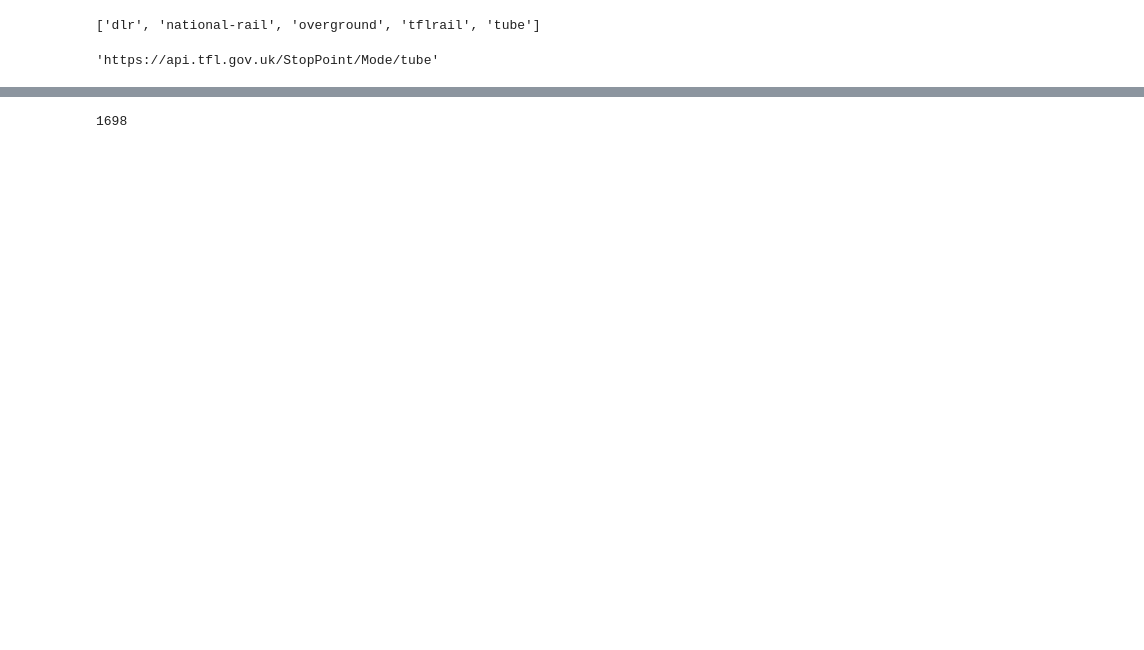
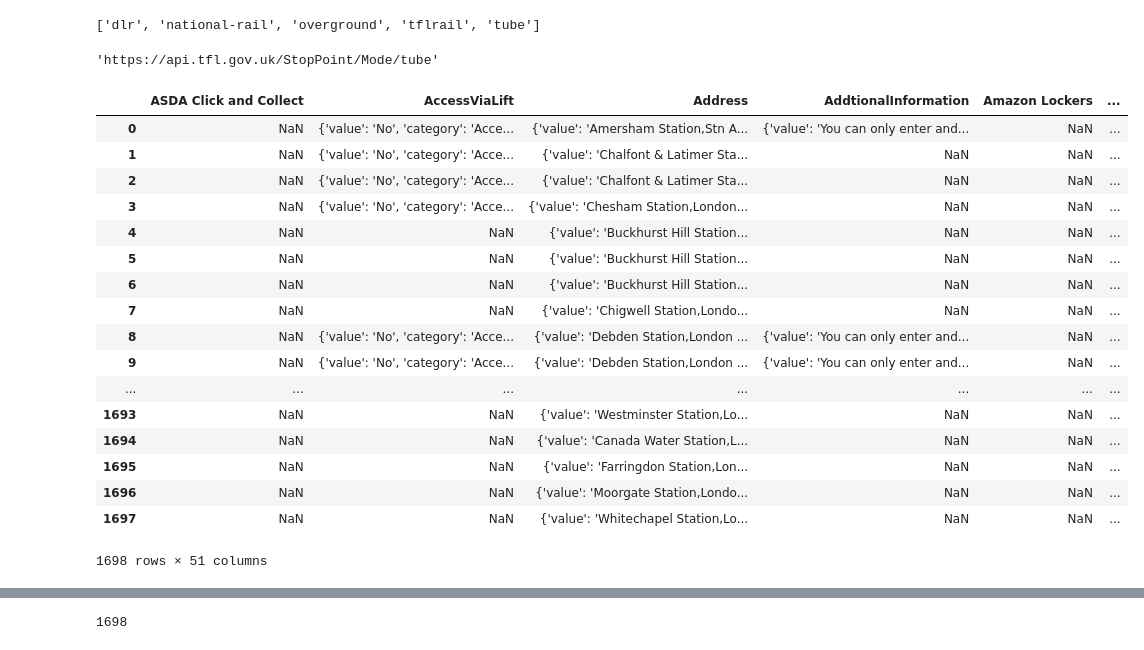
Before and after one commit to the-code-bae/project-portfolio, a Jupyter notebook: hmo_cleansing/mapping/tfl_api.ipynb, the cells around one changed output, grey strips where cells are left out. Cells and saved outputs as stored; diff of their text form; code cells hidden in the pictures; blank space fills up the shorter version.

```diff
--- a/hmo_cleansing/mapping/tfl_api.ipynb
+++ b/hmo_cleansing/mapping/tfl_api.ipynb
@@ -61,3 +69,24 @@ x = TflStopPoint('tube')
 x.endpoint
 # %% [output]
 'https://api.tfl.gov.uk/StopPoint/Mode/tube'
+# %%
+pd.DataFrame(x.stopPoint_data)
+# %% [output]
+|  | ASDA Click and Collect | AccessViaLift | Address | AddtionalInformation | Amazon Lockers | ... |
+| 0 | NaN | {'value': 'No', 'category': 'Acce... | {'value': 'Amersham Station,Stn A... | {'value': 'You can only enter and... | NaN | ... |
+| 1 | NaN | {'value': 'No', 'category': 'Acce... | {'value': 'Chalfont & Latimer Sta... | NaN | NaN | ... |
+| 2 | NaN | {'value': 'No', 'category': 'Acce... | {'value': 'Chalfont & Latimer Sta... | NaN | NaN | ... |
+| 3 | NaN | {'value': 'No', 'category': 'Acce... | {'value': 'Chesham Station,London... | NaN | NaN | ... |
+| 4 | NaN | NaN | {'value': 'Buckhurst Hill Station... | NaN | NaN | ... |
+| 5 | NaN | NaN | {'value': 'Buckhurst Hill Station... | NaN | NaN | ... |
+| 6 | NaN | NaN | {'value': 'Buckhurst Hill Station... | NaN | NaN | ... |
+| 7 | NaN | NaN | {'value': 'Chigwell Station,Londo... | NaN | NaN | ... |
+| 8 | NaN | {'value': 'No', 'category': 'Acce... | {'value': 'Debden Station,London ... | {'value': 'You can only enter and... | NaN | ... |
+| 9 | NaN | {'value': 'No', 'category': 'Acce... | {'value': 'Debden Station,London ... | {'value': 'You can only enter and... | NaN | ... |
+| ... | ... | ... | ... | ... | ... | ... |
+| 1693 | NaN | NaN | {'value': 'Westminster Station,Lo... | NaN | NaN | ... |
+| 1694 | NaN | NaN | {'value': 'Canada Water Station,L... | NaN | NaN | ... |
+| 1695 | NaN | NaN | {'value': 'Farringdon Station,Lon... | NaN | NaN | ... |
+| 1696 | NaN | NaN | {'value': 'Moorgate Station,Londo... | NaN | NaN | ... |
+| 1697 | NaN | NaN | {'value': 'Whitechapel Station,Lo... | NaN | NaN | ... |
+1698 rows × 51 columns
```
Also changed, not shown: parts of 16 cells of this notebook.
